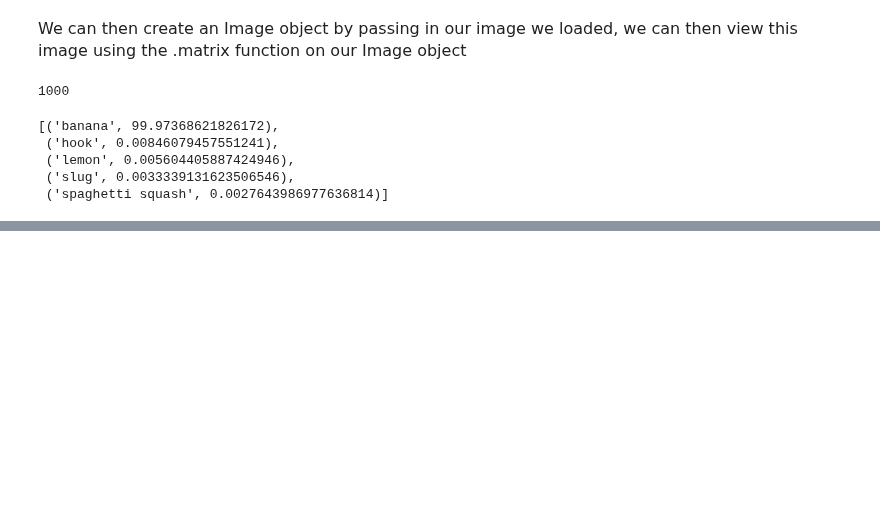
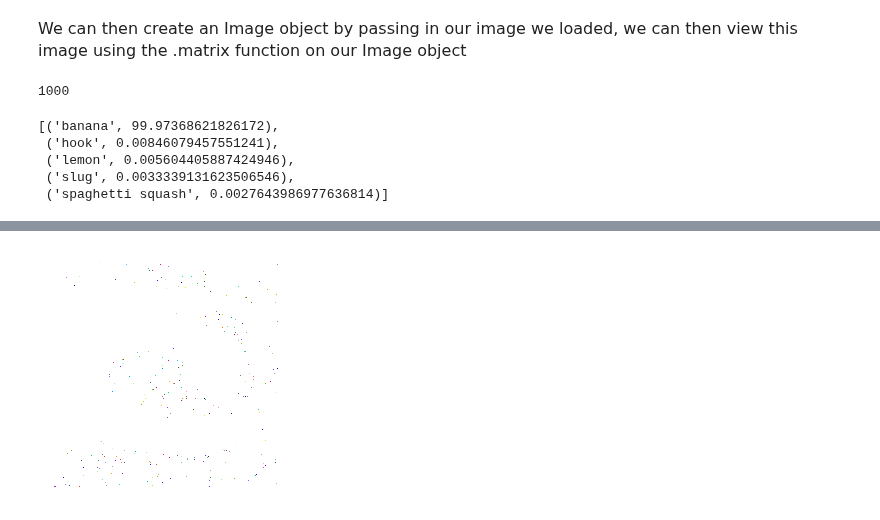
Before and after one commit to tedtay/adversarial-attacks-demonstration, a Jupyter notebook: demo.ipynb, the cells around one changed output, grey strips where cells are left out. Drawn from its saved outputs; the diff is of its cells as text; code cells hidden in the pictures; blank space fills up the shorter version.

```diff
--- a/demo.ipynb
+++ b/demo.ipynb
@@ -96,0 +195,5 @@ for i in range(0,255):
+# %%
+# the new white image
+result[2]
+# %% [output]
+[figure, added]
```
Also changed, not shown: parts of 28 cells of this notebook.
